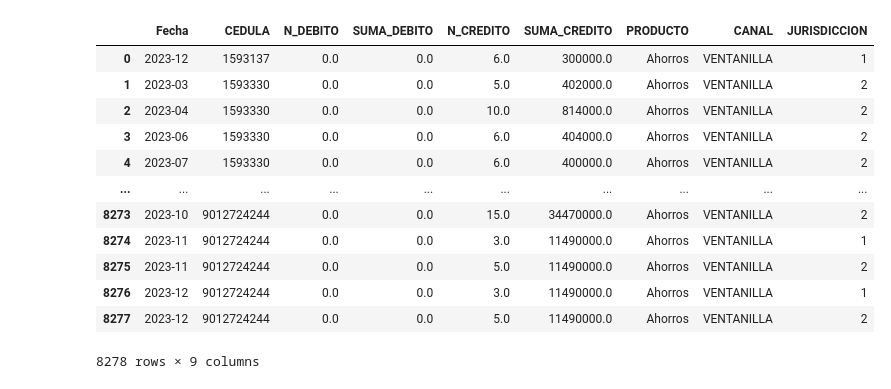
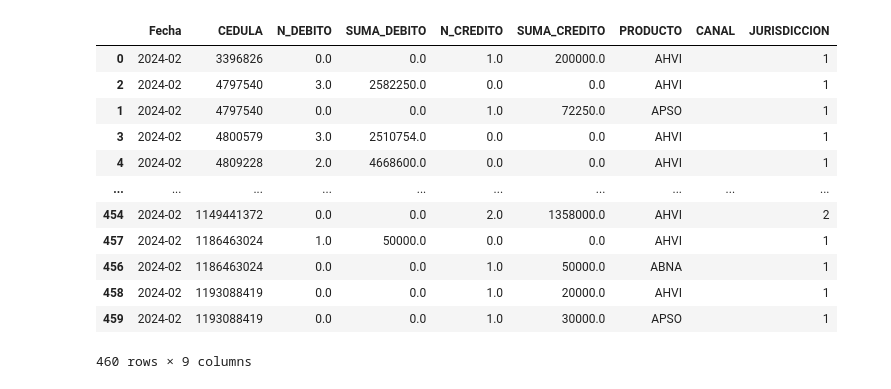
Before and after one commit to eilinlunam/ksiro-archivos-sarlaft-app, a Jupyter notebook: Archivos Python.ipynb, the cells around one changed output. Cells and saved outputs as stored; diff of their text form; code cells hidden in the pictures.

```diff
--- a/Archivos Python.ipynb
+++ b/Archivos Python.ipynb
@@ -5,6 +5,7 @@ import pandas as pd
 f1 = pd.DataFrame(columns=['CEDULA', 'Nombre y apellido'])
 #f1 = pd.read_excel("archivos2/BASE SOCIAL A 31 DE DICIEMBRE DE 2023 APORTES Y CREDITOS.xlsx")
 #f1 = pd.read_excel("archivos/BASE DE DATOS AÑO 2023 INGRESOS Y EGRESOS.xlsx")
+f1 = pd.read_excel("ARCHIVOS5/BASE DE DATOS CLIENTES 25-04-2024.xlsx")
 f1.columns = [i.strip() for i in f1.columns] # Removiendo espacios en columnas
 f1 = f1.rename(columns={"NIT":"CEDULA", "Cedula":"CEDULA", "NOMBREINTE":"Nombre y apellido", "AGENCIA":"COD AGENCIA"})
 f1["CEDULA"] = f1["CEDULA"].astype('int64')  # Convirtiendo cédula a entero
@@ -14,5 +27,6 @@ f1
 # %%
 # Paso 2: Leer informe Excel Transacciones
-f2 = pd.read_excel("ARCHIVOS3/TRANSACCIONES HISTORICOS 2023.xlsx")
+f2 = pd.read_excel("ARCHIVOS5/Febrero 2024 Afroamericana OPA.xlsx")
 #f2 = pd.read_excel("archivos/BD VISIONAMOS.xlsx")
 #f2 = pd.read_excel("archivos2/TRANSACCIONES VISIONAMOS.xlsx")
+f2
@@ -20,8 +48,10 @@ f2 = pd.read_excel("ARCHIVOS3/TRANSACCIONES HISTORICOS 2023.xlsx")
 f2.columns = [i.strip() for i in f2.columns] # Removiendo espacios en columnas
 f2.columns = [col.upper() for col in f2.columns]
 f2 = f2.rename(columns={"CEDULA":"DOCUMENTO1", "TOTAL EFECTIVO":"VALOR", "TIPO DE MOVIMIENTO":"OPERACION",
-                       "AGENCIA": "COD. AGENCIA", "TIPODEMOVIMIENTO":"OPERACION", "TOTALEFECTIVO": "VALOR"})
+                       "AGENCIA": "COD. AGENCIA", "TIPODEMOVIMIENTO":"OPERACION", "TOTALEFECTIVO": "VALOR",
+                       "NATURALEZA":"OPERACION", "CODAGENCIA":"COD. AGENCIA", "CODLINEA":"PRODUCTO"})
 
+f2["OPERACION"] = f2["OPERACION"].apply(lambda x: "CREDITO" if "CNGC" in x else "DEBITO")
 f2["OPERACION"] = f2["OPERACION"].apply(lambda x: "CREDITO" if "C" in x else "DEBITO")
 if 'DISPOSITIVO' not in f2.columns: f2['DISPOSITIVO']=''
 f2 = f2.rename(columns={'FECHA_REGISTRO':'FECHA'})
@@ -33,7 +63,8 @@ else:
 
 f2['Mes'] = f2['FECHA'].dt.to_period('M')  # Extrayendo el mes de la fecha
 f2["DOCUMENTO1"] = f2["DOCUMENTO1"].astype('int64', errors='ignore') # Convirtiendo documento a entero
-f2['CANAL'] = f2['CANAL'] + ' ' + f2['DISPOSITIVO']
+f2['CANAL'] = f2['CANAL'] + ' ' + f2['DISPOSITIVO'] if 'CANAL' in f2 else ''
 condAgencia = 1 if "COD. AGENCIA" in f2.columns else 0
+producto = 1 if "PRODUCTO" in f2.columns else 0
 f2
 # %% [output]
@@ -65,6 +108,7 @@ b1
 # Paso 4: Extrayendo datos de transacciones
 cols = ['DOCUMENTO1', 'Mes', 'OPERACION', 'CANAL', 'VALOR']
 if condAgencia: cols=cols[:-1]+["COD. AGENCIA", "VALOR"]
+if producto: cols=cols[:-1]+["PRODUCTO", "VALOR"]
 f2 = f2[cols] # Extrayendo columnas
 
 # Agrupando por documento, mes, operacion y canal: (Hallando conteo y suma del valor)
@@ -76,43 +120,44 @@ b2.columns.values[:len(cols)-1] = cols[:-1]
 b2 = b2.rename(columns={"sum":"VALOR", "count":"N_VALOR"})
 
 # Creando variable productos
-b2["PRODUCTO"] = "Ahorros"
+if not producto:
+    b2["PRODUCTO"] = "Ahorros"
 b2["DOCUMENTO1"] = b2["DOCUMENTO1"].astype('int64') # Convirtiendo documento a entero
 
 # Agregando columna jurisdiccion (COD. AGENCIA) a los datos desde clientes
 if condAgencia==0:
     b2 = pd.merge(b2, f1[['CEDULA', 'COD. AGENCIA']], left_on='DOCUMENTO1', right_on='CEDULA', how='left')
     b2 = b2.drop("CEDULA", axis=1)
 b2 = b2.fillna("*")
 
 # Renombrar columnas debito y creditos
 columns = ["Mes", "DOCUMENTO1", "N_VALOR", "VALOR", "PRODUCTO", 'CANAL', "COD. AGENCIA"]
 b21 = b2[b2["OPERACION"]=="DEBITO"][columns].rename(columns={"Mes":"Fecha", "DOCUMENTO1":"CEDULA",
                                                              'CANAL':"CANAL", "N_VALOR":"N_DEBITO",
                                                              "VALOR":"SUMA_DEBITO", "COD. AGENCIA":"JURISDICCION"})
 
 b22 = b2[b2["OPERACION"]=="CREDITO"][columns].rename(columns={"Mes":"Fecha", "DOCUMENTO1":"CEDULA",
                                                               'CANAL':"CANAL", "N_VALOR":"N_CREDITO",
                                                               "VALOR":"SUMA_CREDITO", "COD. AGENCIA":"JURISDICCION"})
 
 
 # Concatenando columnas debito, creditos y ordenando
 b2 = pd.concat([b21, b22]).fillna(0).sort_values(by=["CEDULA", "Fecha"])
 b2 = b2[["Fecha", "CEDULA", "N_DEBITO", "SUMA_DEBITO", "N_CREDITO",
          "SUMA_CREDITO", "PRODUCTO", "CANAL", "JURISDICCION"]]
 b2.to_excel("Transacciones.xlsx", index=False)
 b2
 # %% [output]
 |  | Fecha | CEDULA | N_DEBITO | SUMA_DEBITO | N_CREDITO | SUMA_CREDITO | PRODUCTO | CANAL | JURISDICCION |
-| 0 | 2023-12 | 1593137 | 0.0 | 0.0 | 6.0 | 300000.0 | Ahorros | VENTANILLA | 1 |
-| 1 | 2023-03 | 1593330 | 0.0 | 0.0 | 5.0 | 402000.0 | Ahorros | VENTANILLA | 2 |
-| 2 | 2023-04 | 1593330 | 0.0 | 0.0 | 10.0 | 814000.0 | Ahorros | VENTANILLA | 2 |
-| 3 | 2023-06 | 1593330 | 0.0 | 0.0 | 6.0 | 404000.0 | Ahorros | VENTANILLA | 2 |
-| 4 | 2023-07 | 1593330 | 0.0 | 0.0 | 6.0 | 400000.0 | Ahorros | VENTANILLA | 2 |
+| 0 | 2024-02 | 3396826 | 0.0 | 0.0 | 1.0 | 200000.0 | AHVI |  | 1 |
+| 2 | 2024-02 | 4797540 | 3.0 | 2582250.0 | 0.0 | 0.0 | AHVI |  | 1 |
+| 1 | 2024-02 | 4797540 | 0.0 | 0.0 | 1.0 | 72250.0 | APSO |  | 1 |
+| 3 | 2024-02 | 4800579 | 3.0 | 2510754.0 | 0.0 | 0.0 | AHVI |  | 1 |
+| 4 | 2024-02 | 4809228 | 2.0 | 4668600.0 | 0.0 | 0.0 | AHVI |  | 1 |
 | ... | ... | ... | ... | ... | ... | ... | ... | ... | ... |
-| 8273 | 2023-10 | 9012724244 | 0.0 | 0.0 | 15.0 | 34470000.0 | Ahorros | VENTANILLA | 2 |
-| 8274 | 2023-11 | 9012724244 | 0.0 | 0.0 | 3.0 | 11490000.0 | Ahorros | VENTANILLA | 1 |
-| 8275 | 2023-11 | 9012724244 | 0.0 | 0.0 | 5.0 | 11490000.0 | Ahorros | VENTANILLA | 2 |
-| 8276 | 2023-12 | 9012724244 | 0.0 | 0.0 | 3.0 | 11490000.0 | Ahorros | VENTANILLA | 1 |
-| 8277 | 2023-12 | 9012724244 | 0.0 | 0.0 | 5.0 | 11490000.0 | Ahorros | VENTANILLA | 2 |
+| 454 | 2024-02 | 1149441372 | 0.0 | 0.0 | 2.0 | 1358000.0 | AHVI |  | 2 |
+| 457 | 2024-02 | 1186463024 | 1.0 | 50000.0 | 0.0 | 0.0 | AHVI |  | 1 |
+| 456 | 2024-02 | 1186463024 | 0.0 | 0.0 | 1.0 | 50000.0 | ABNA |  | 1 |
+| 458 | 2024-02 | 1193088419 | 0.0 | 0.0 | 1.0 | 20000.0 | AHVI |  | 1 |
+| 459 | 2024-02 | 1193088419 | 0.0 | 0.0 | 1.0 | 30000.0 | APSO |  | 1 |
-8278 rows × 9 columns
+460 rows × 9 columns
```
Also changed, not shown: parts of 4 cells of this notebook, 16 other files.
